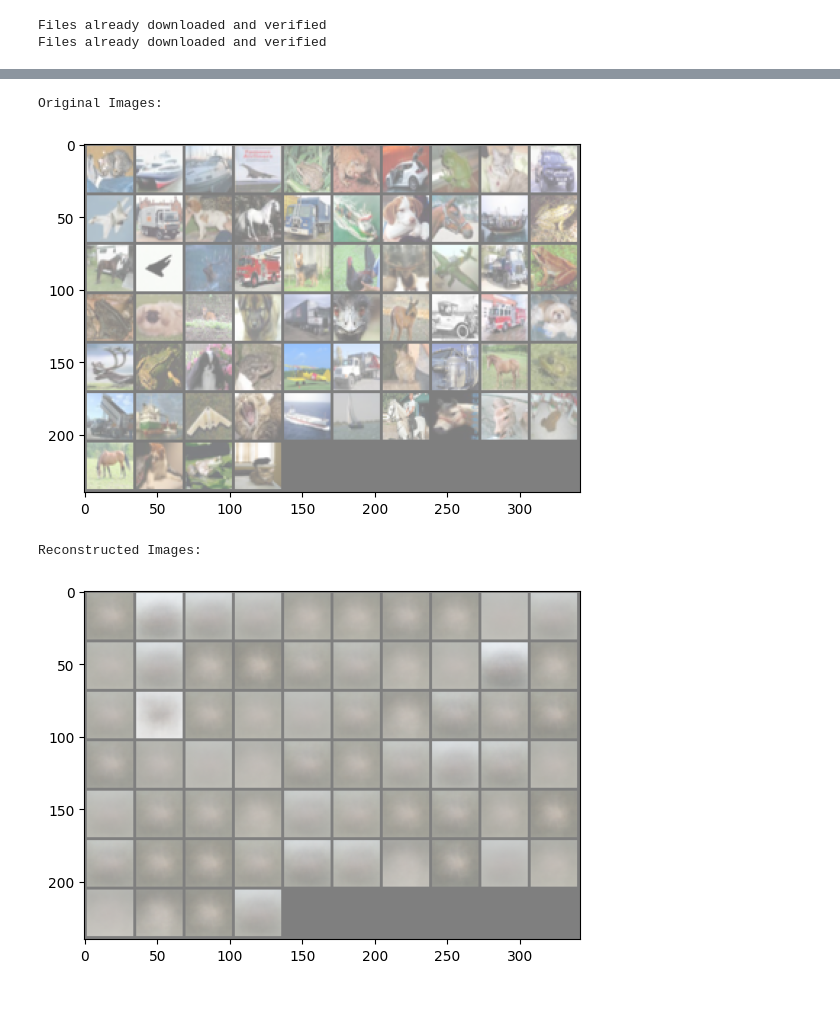
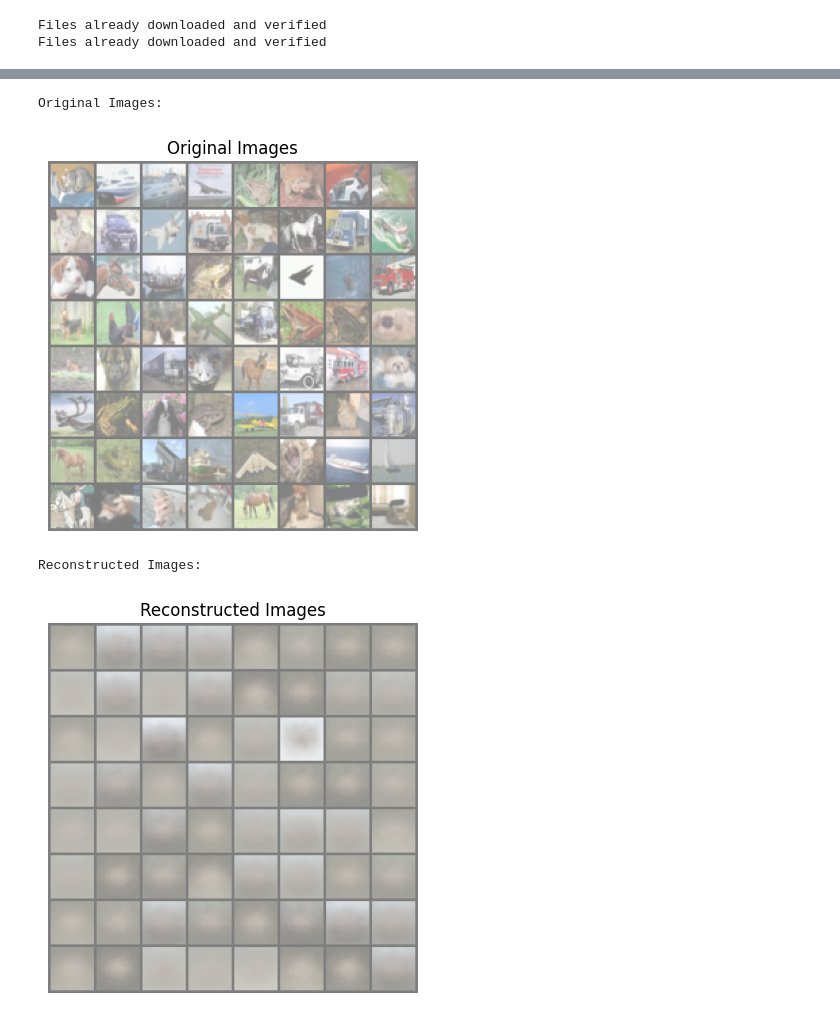
Before and after one commit to nathanbowness/CSI5340Assignments, a Jupyter notebook: Assignment4/vae_cifar_linear_a4.ipynb, the cells around one changed output, grey strips where cells are left out. Drawn from its saved outputs; the diff is of its cells as text; code cells hidden in the pictures.

Commit message:
Update plots, some training iteration code

```diff
--- a/Assignment4/vae_cifar_linear_a4.ipynb
+++ b/Assignment4/vae_cifar_linear_a4.ipynb
@@ -125,7 +125,7 @@ input_size = 32 * 32 * 3 # Size of CIFAR images - 3072
 hidden_size = 512 # Hidden size for hidden layer
 latent_size = 512 # Latent size for latent vector
 learning_rate = 0.001 # Learning rate for the optimizer
-num_epochs = 1 # Number of epochs to train for
+num_epochs = 10 # Number of epochs to train for
 
 # Initialize the model
 vae_model_cifar_linear = VAE_linear(input_size, hidden_size, latent_size)
@@ -141,39 +159,41 @@ Epoch [1/1], Step [501/782], BCE: 126222.0547, KLD: 810.7463, Total Loss: 127032
 import torchvision
 
 # Function to unnormalize and display an image
-def imshow(img):
+def imshow(img, title):
     img = img / 2 + 0.5  # Unnormalize
     npimg = img.numpy()
     plt.imshow(np.transpose(npimg, (1, 2, 0)))
+    plt.title(title)
+    plt.axis('off')
     plt.show()
 
 # Function to generate and display reconstructed images from the VAE
 def generate_and_show_cifar_linear(vae_model, data_loader, num_rows=1):
     vae_model.eval()
     with torch.no_grad():
         for images, _ in data_loader:
             # Display original images
             print('Original Images:')
-            imshow(torchvision.utils.make_grid(images, nrow=num_rows))
+            imshow(torchvision.utils.make_grid(images, nrow=num_rows), title='Original Images')
 
             # Forward pass through the VAE
             images = images.view(-1, 3 * 32 * 32).to(default_device)
             recon_images, _, _ = vae_model(images)
 
             # Reshape reconstructed images for visualization
             recon_images = recon_images.view(-1, 3, 32, 32)
 
             # Display reconstructed images
             print('Reconstructed Images:')
-            imshow(torchvision.utils.make_grid(recon_images.cpu(), nrow=num_rows))
+            imshow(torchvision.utils.make_grid(recon_images.cpu(), nrow=num_rows), title='Reconstructed Images')
             break  # Break after the first batch for demonstration purposes
 
 
 
 # Compare trained and untrained images
-generate_and_show_cifar_linear(vae_model_cifar_linear, testloader_cifar, num_rows=10)
+generate_and_show_cifar_linear(vae_model_cifar_linear, testloader_cifar, num_rows=8)
 # %% [output]
 Original Images:
-[figure, old version]
+[figure, new version]
 Reconstructed Images:
-[figure, old version]
+[figure, new version]
```
Also changed, not shown: parts of 1 cell of this notebook, 2 other files.
